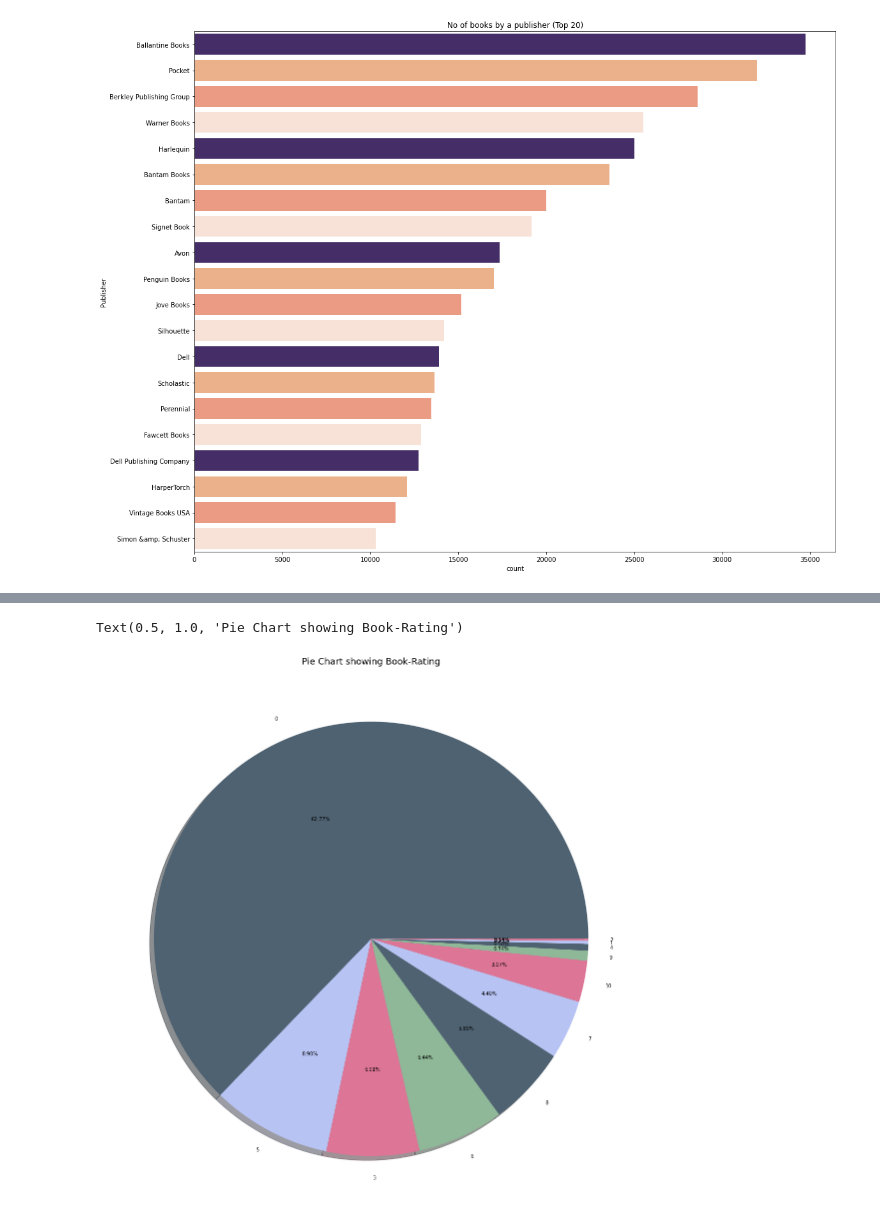
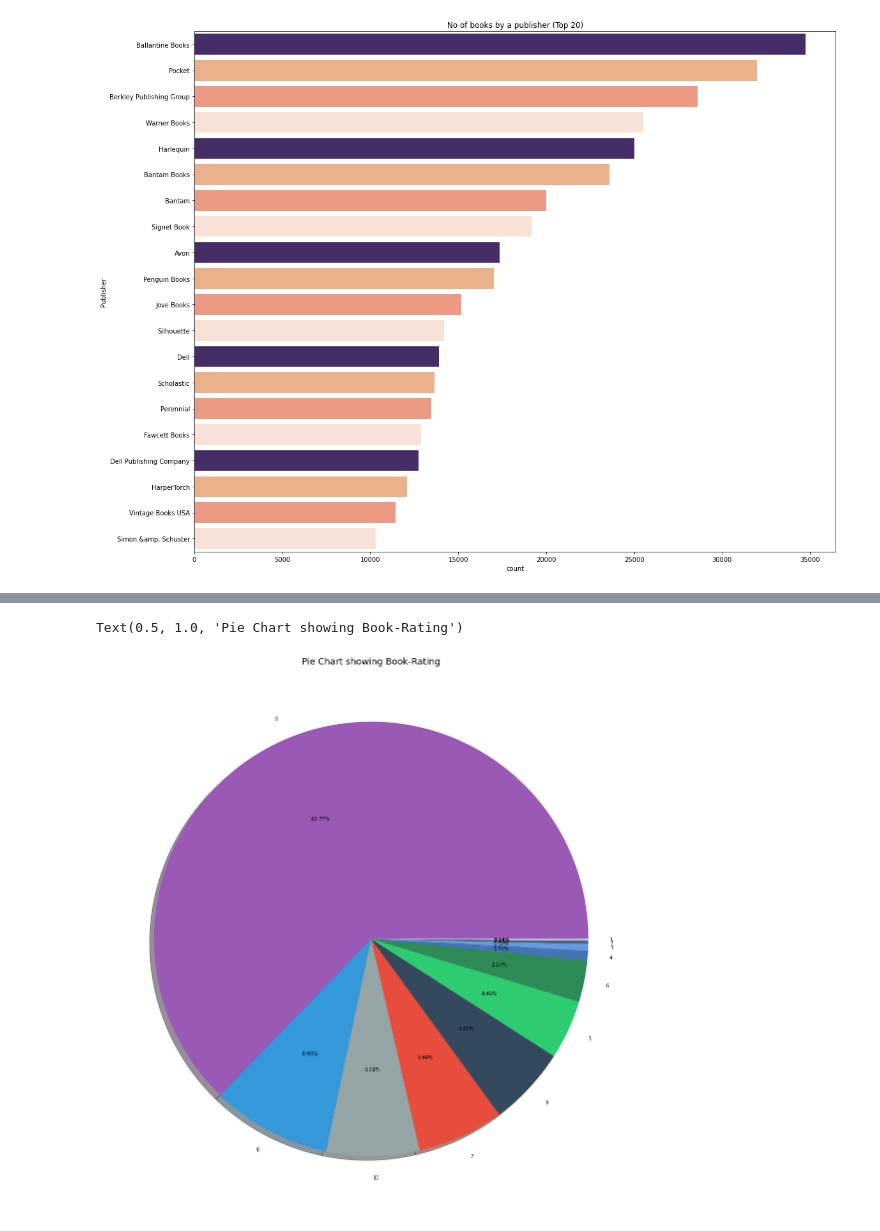
Before and after one commit to Shailendra114/Books-Recommendation-System-Unsupervised-Machine-Learning-, a Jupyter notebook: Books_Recommendation_System.ipynb, the cells around one changed output, grey strips where cells are left out. Drawn from its saved outputs; the diff is of its cells as text; code cells hidden in the pictures.

```diff
--- a/Books_Recommendation_System.ipynb
+++ b/Books_Recommendation_System.ipynb
@@ -804,9 +812,10 @@ plt.show
 # %%
+# lets plot the pie graph explaining the percentage of Book rating
 plt.figure(figsize = (20,20))
-labels = [ 0,  5,  3,  6,  8,  7, 10,  9,  4,  1,  2]
-colors = ['#4F6272', '#B7C3F3', '#DD7596', '#8EB897']
+labels = [ 0, 8,10,7,9,5,6,4,3,2,1]
+colors = ["#9b59b6", "#3498db", "#95a5a6", "#e74c3c","#34495e", "#2ecc71",'seagreen', "#4374B3","#69d",'#4F6272', '#B7C3F3']
 plt.pie(merged_data['Book-Rating'].value_counts(), labels =labels, autopct='%1.2f%%',colors=colors, shadow = True)
 plt.title('Pie Chart showing Book-Rating', fontsize = 18)
 # %% [output]
 Text(0.5, 1.0, 'Pie Chart showing Book-Rating')
-[figure, old version]
+[figure, new version]
```
Also changed, not shown: parts of 5 cells of this notebook.
